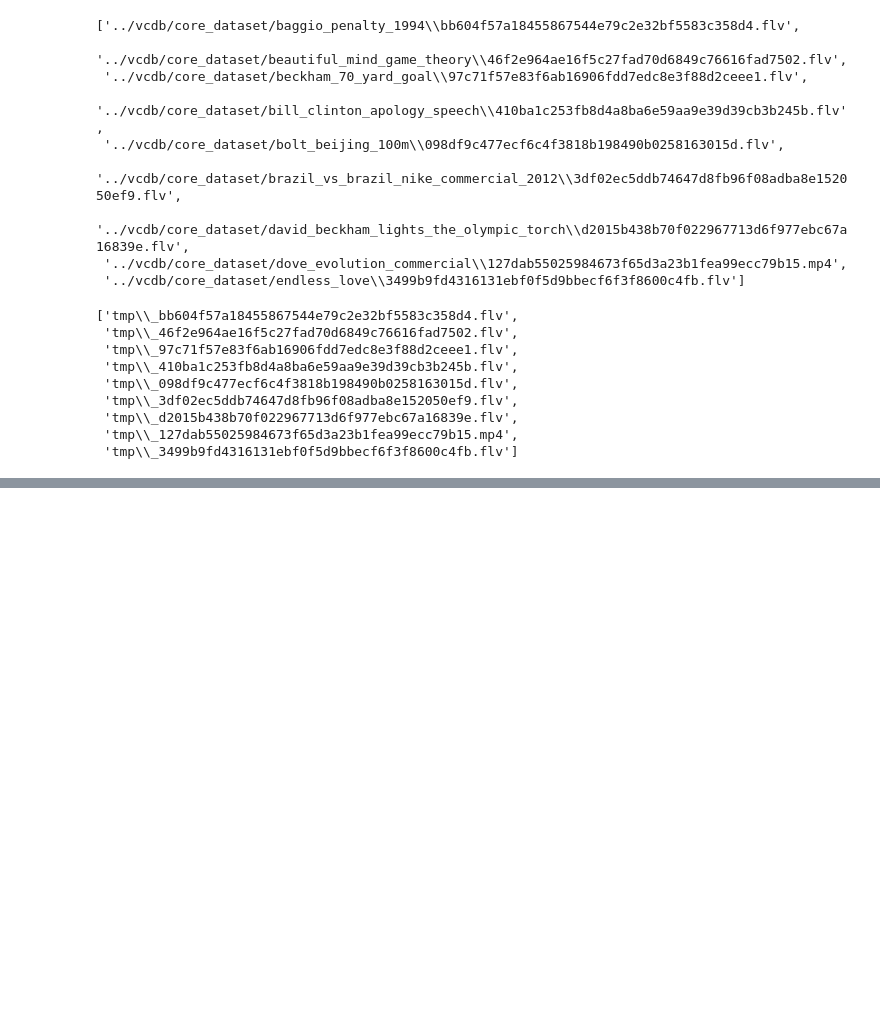
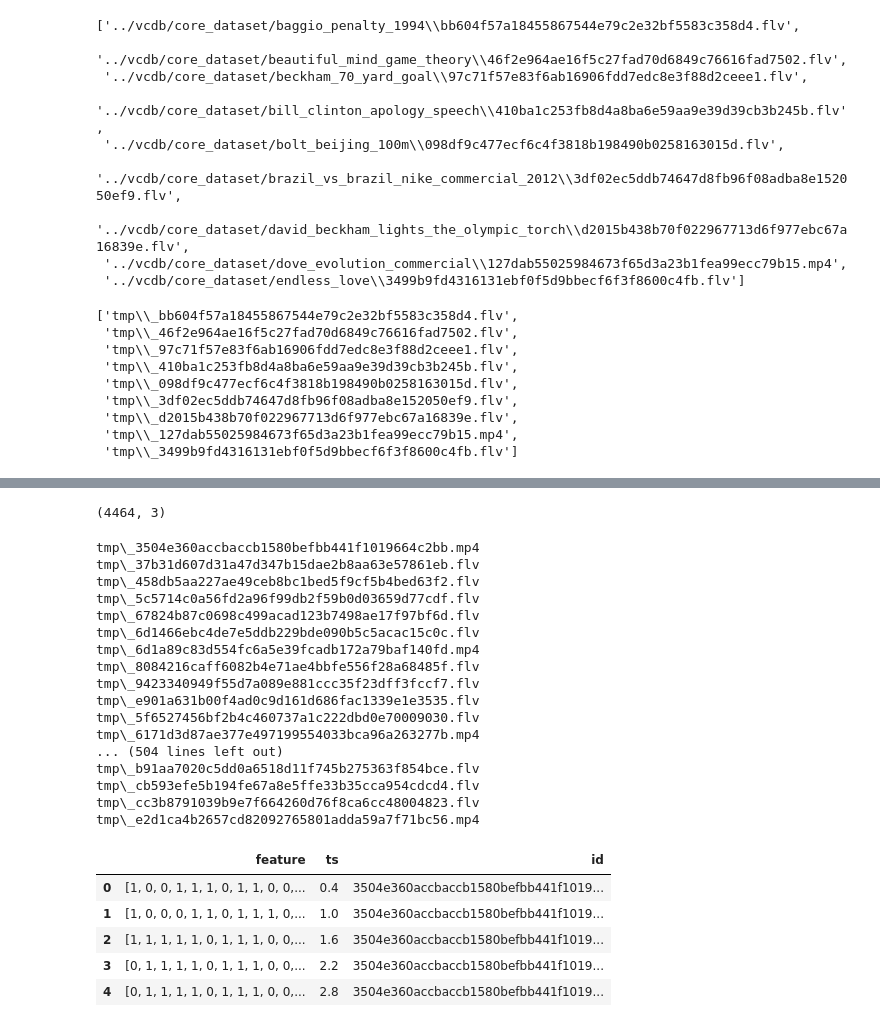
Before and after one commit to btseytlin/vzam, a Jupyter notebook: notebooks/evaluate_vcdb.ipynb, the cells around one changed output, grey strips where cells are left out. Cells and saved outputs as stored; diff of their text form; code cells hidden in the pictures; blank space fills up the shorter version.

```diff
--- a/notebooks/evaluate_vcdb.ipynb
+++ b/notebooks/evaluate_vcdb.ipynb
@@ -24,7 +25,7 @@ from vzam import *
 RESIZE = (200,200)
 SOURCE_FRAMERATE = 5
 QUERY_FRAMERATE = 5
-TIRI_BUFFER_SIZE = 15
-HASH_SIZE = 256
+TIRI_BUFFER_SIZE = 3
+HASH_SIZE = 100
 # %%
 TMP_DIR = 'tmp'
@@ -34,5 +38,7 @@ if not os.path.exists(TMP_DIR):
 if not os.path.exists(DATA_DIR):
     os.mkdir(DATA_DIR)
+# %%
+FRAMES_DIR = None
 # %%
 VCDB_CSV = 'data/vcdb.csv'
 PATH_PREFIX = '../vcdb/'
@@ -92,5 +133,6 @@ def prepare_videos(in_paths, out_paths):
 # %%
-query_paths = vcdb_df['query'].unique()
+query_paths = vcdb_df['query']
 query_video_paths = [os.path.join(PATH_PREFIX, fname) for fname in query_paths]
 assert os.path.exists(query_video_paths[0])
 query_processed_paths = [os.path.join(TMP_DIR, '_'+os.path.basename(fpath)) for fpath in query_video_paths]
+len(query_processed_paths)
@@ -121,8 +183,36 @@ source_df.head()
+# %%
+source_df.shape
+# %% [output]
+(4464, 3)
 # %%
 source_df.to_csv(DATA_DIR+'/vcdb_rhash_source.csv', index=False)
 # %%
-query_df = get_rhash_df(query_processed_paths, buffer_size=TIRI_BUFFER_SIZE, , hash_size=HASH_SIZE)
-query_df['source_id'] = vcdb_df.source_id
+query_df = get_rhash_df(query_processed_paths, buffer_size=TIRI_BUFFER_SIZE, hash_size=HASH_SIZE, write_frames_dir=FRAMES_DIR)
+query_df['id'] = query_df['id'].apply(lambda x: x.replace('_', ''))
 query_df.head()
+# %% [output]
+tmp\_3504e360accbaccb1580befbb441f1019664c2bb.mp4
+tmp\_37b31d607d31a47d347b15dae2b8aa63e57861eb.flv
+tmp\_458db5aa227ae49ceb8bc1bed5f9cf5b4bed63f2.flv
+tmp\_5c5714c0a56fd2a96f99db2f59b0d03659d77cdf.flv
+tmp\_67824b87c0698c499acad123b7498ae17f97bf6d.flv
+tmp\_6d1466ebc4de7e5ddb229bde090b5c5acac15c0c.flv
+tmp\_6d1a89c83d554fc6a5e39fcadb172a79baf140fd.mp4
+tmp\_8084216caff6082b4e71ae4bbfe556f28a68485f.flv
+tmp\_9423340949f55d7a089e881ccc35f23dff3fccf7.flv
+tmp\_e901a631b00f4ad0c9d161d686fac1339e1e3535.flv
+tmp\_5f6527456bf2b4c460737a1c222dbd0e70009030.flv
+tmp\_6171d3d87ae377e497199554033bca96a263277b.mp4
+... (504 lines left out)
+tmp\_b91aa7020c5dd0a6518d11f745b275363f854bce.flv
+tmp\_cb593efe5b194fe67a8e5ffe33b35cca954cdcd4.flv
+tmp\_cc3b8791039b9e7f664260d76f8ca6cc48004823.flv
+tmp\_e2d1ca4b2657cd82092765801adda59a7f71bc56.mp4
+|  | feature | ts | id |
+| 0 | [1, 0, 0, 1, 1, 1, 0, 1, 1, 0, 0,... | 0.4 | 3504e360accbaccb1580befbb441f1019... |
+| 1 | [1, 0, 0, 0, 1, 1, 0, 1, 1, 1, 0,... | 1.0 | 3504e360accbaccb1580befbb441f1019... |
+| 2 | [1, 1, 1, 1, 1, 0, 1, 1, 1, 0, 0,... | 1.6 | 3504e360accbaccb1580befbb441f1019... |
+| 3 | [0, 1, 1, 1, 1, 0, 1, 1, 1, 0, 0,... | 2.2 | 3504e360accbaccb1580befbb441f1019... |
+| 4 | [0, 1, 1, 1, 1, 0, 1, 1, 1, 0, 0,... | 2.8 | 3504e360accbaccb1580befbb441f1019... |
 # %%
 query_df.to_csv(DATA_DIR+'/vcdb_rhash_query.csv', index=False)
```
Also changed, not shown: parts of 12 cells of this notebook, 1 other file.
